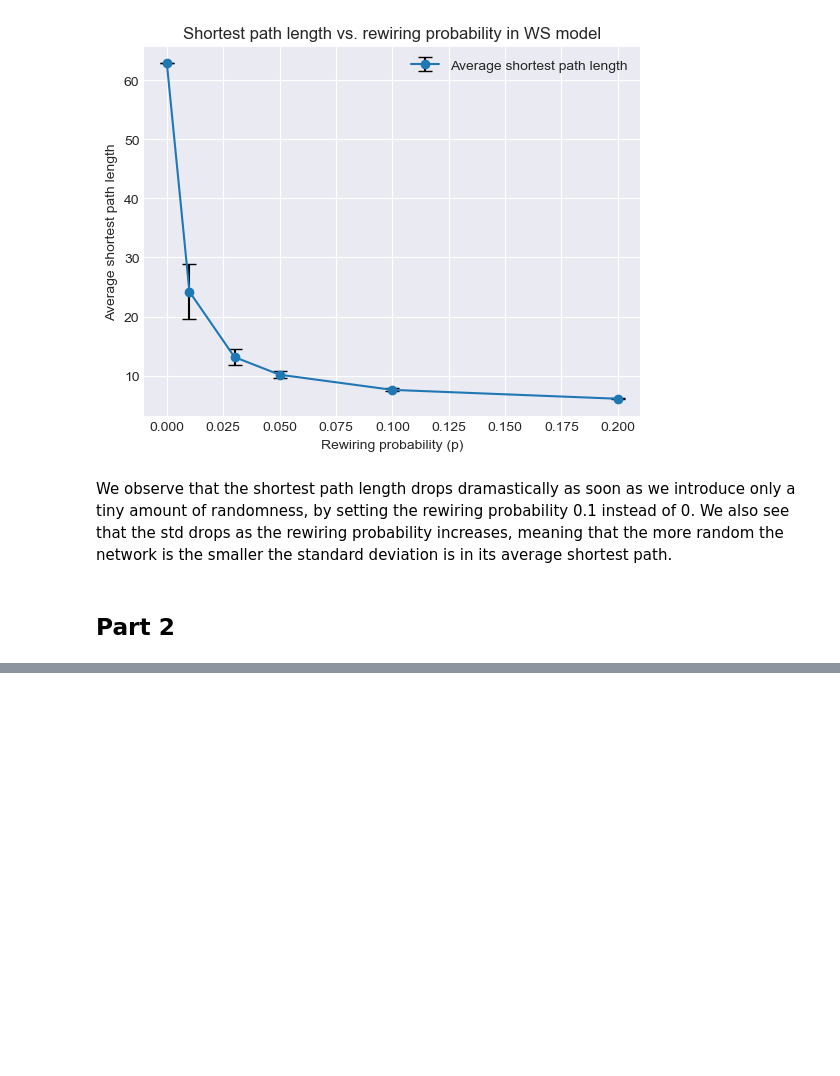
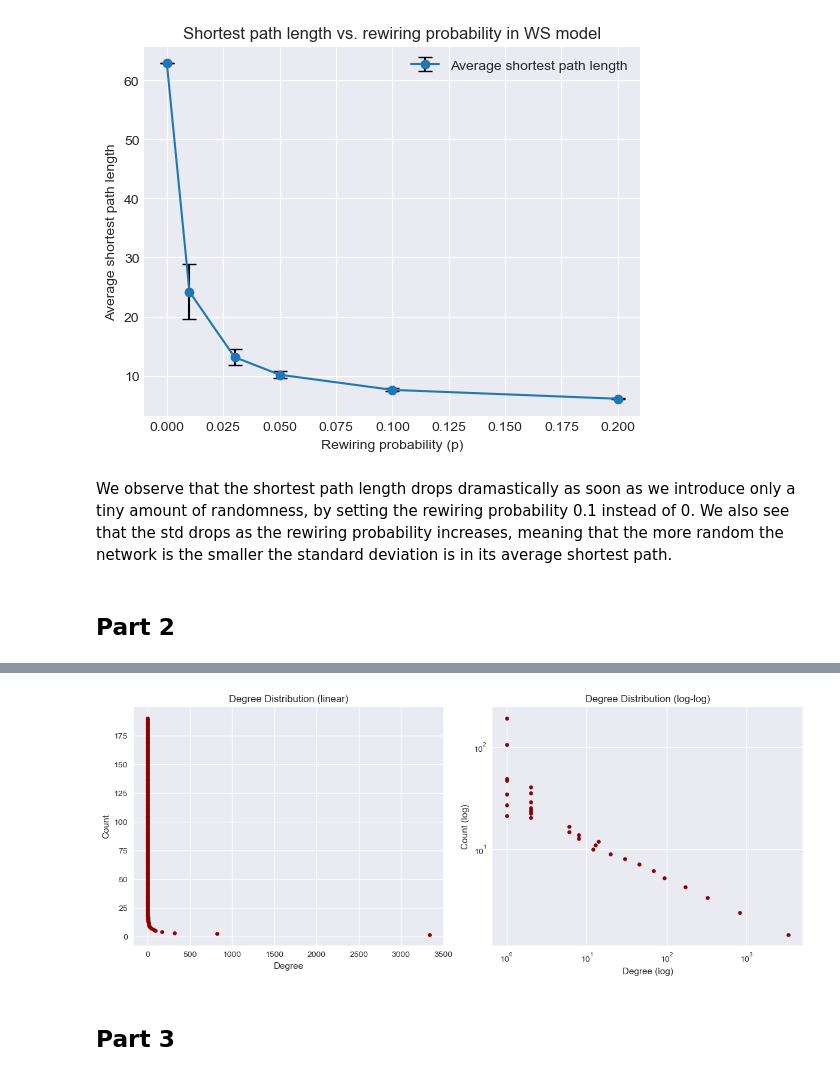
Before and after one commit to noanorgaard/SocialGraphs, a Jupyter notebook: Mads/Day3_mads.ipynb, the cells around one changed output, grey strips where cells are left out. Saved outputs shown, nothing was run; the diff lists cells and outputs as text; code cells hidden in the pictures; blank space fills up the shorter version.

```diff
--- a/Mads/Day3_mads.ipynb
+++ b/Mads/Day3_mads.ipynb
@@ -155,0 +208,28 @@ We have three regimes for complex networks
+# %%
+
+counts, bins = np.histogram(degrees[:,1],bins = 200)
+bins = (bins[:-1] + bins[1:]) / 2
+plt.figure(figsize=(12,5))
+
+# Linear histogram
+plt.subplot(1,2,1)
+plt.scatter(counts,bins, color = 'darkred',s=20)
+plt.xlabel("Degree")
+plt.ylabel("Count")
+plt.title("Degree Distribution (linear)")
+
+# Log-log histogram
+plt.subplot(1,2,2)
+plt.scatter(counts,bins, color = 'darkred',s=20)
+plt.xscale("log")
+plt.yscale("log")
+plt.xlabel("Degree (log)")
+plt.ylabel("Count (log)")
+plt.title("Degree Distribution (log-log)")
+
+plt.tight_layout()
+plt.show()
+# %% [output]
+[figure, added]
+# %% [markdown]
+## Part 3
```
Also changed, not shown: parts of 16 cells of this notebook.
